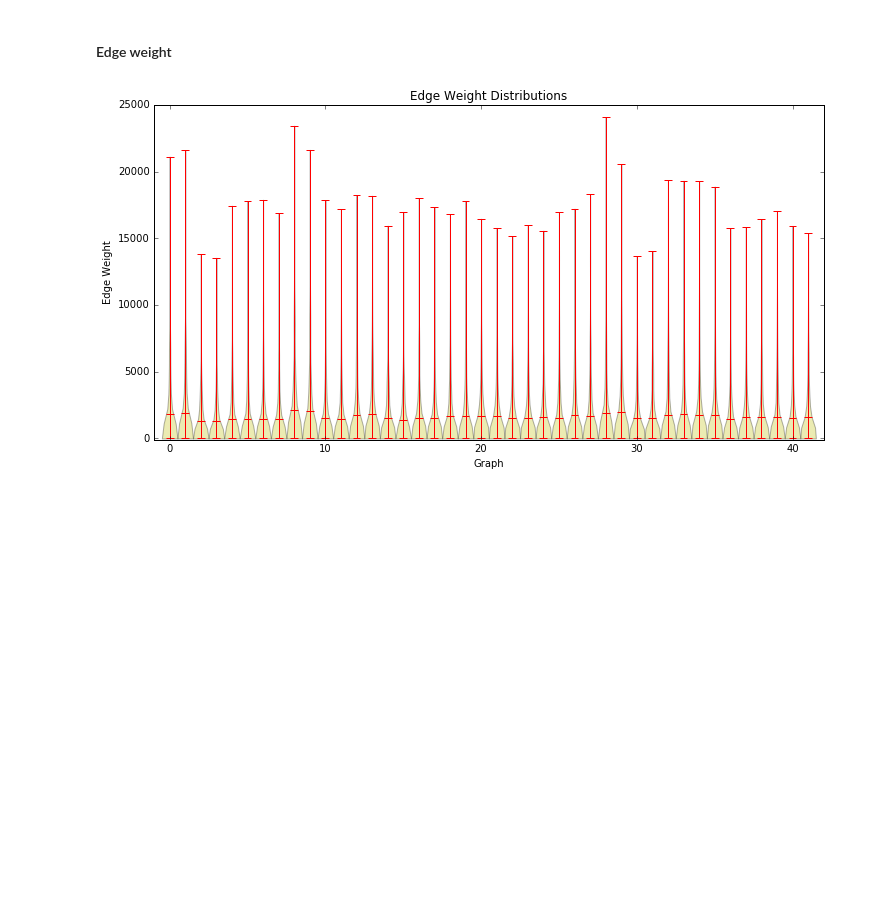
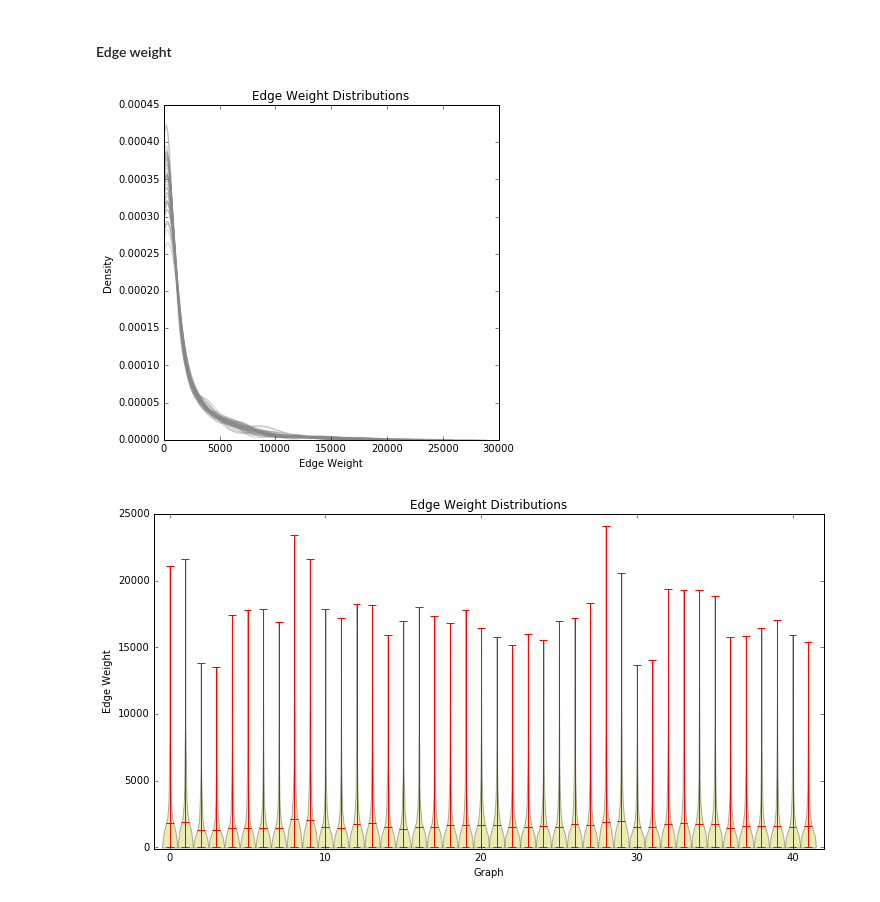
Before and after one commit to Upward-Spiral-Science/TA, a Jupyter notebook: code/extended_exploratory.ipynb, the cells around one changed output. Saved outputs shown, nothing was run; the diff lists cells and outputs as text; code cells hidden in the pictures; blank space fills up the shorter version.

```diff
--- a/code/extended_exploratory.ipynb
+++ b/code/extended_exploratory.ipynb
@@ -74,6 +110,19 @@ e_weights = collections.OrderedDict((key, [mygs[key].get_edge_data(e[0],e[1])['w
 avg_e_weights = [{'N': len(e_weights[key]),
                   'mean':np.mean(e_weights[key]),
                   'std':np.std(e_weights[key])} for key in e_weights]
+# %%
+fig = plt.figure(figsize=(6,6))
+plt.hold(True)
+for key in e_weights.keys():
+    dens = gaussian_kde(e_weights[key])
+    x = np.linspace(0, 1.2*np.max(e_weights[key]), 1000)
+    plt.plot(x, dens.pdf(x), color='#888888', alpha=0.4)
+plt.title('Edge Weight Distributions')
+plt.ylabel('Density')
+plt.xlabel('Edge Weight')
+plt.show()
+# %% [output]
+[figure, added]
 # %%
 fig = plt.figure(figsize=(12,6))
 plt.violinplot(e_weights.values(), range(len(e_weights)), points=20, widths=1, showmeans=True, showextrema=True)
```
Also changed, not shown: parts of 10 cells of this notebook, 2 other files.
